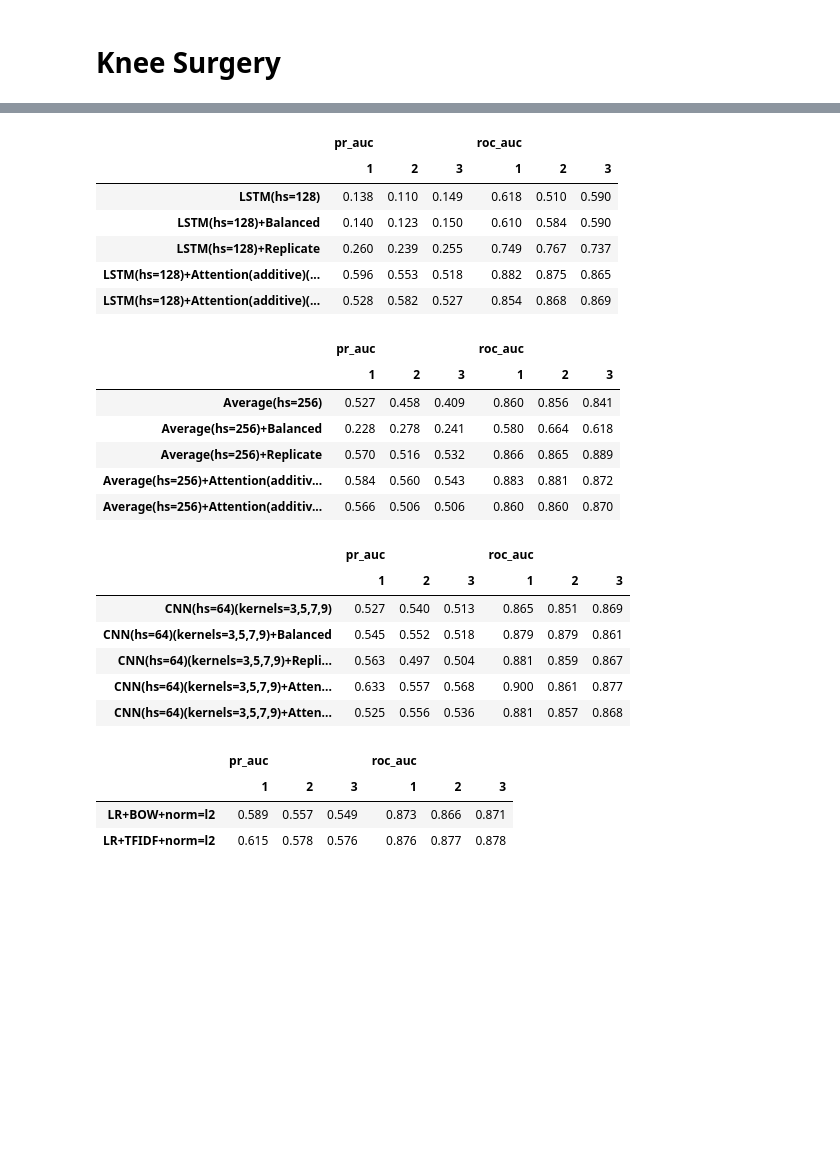
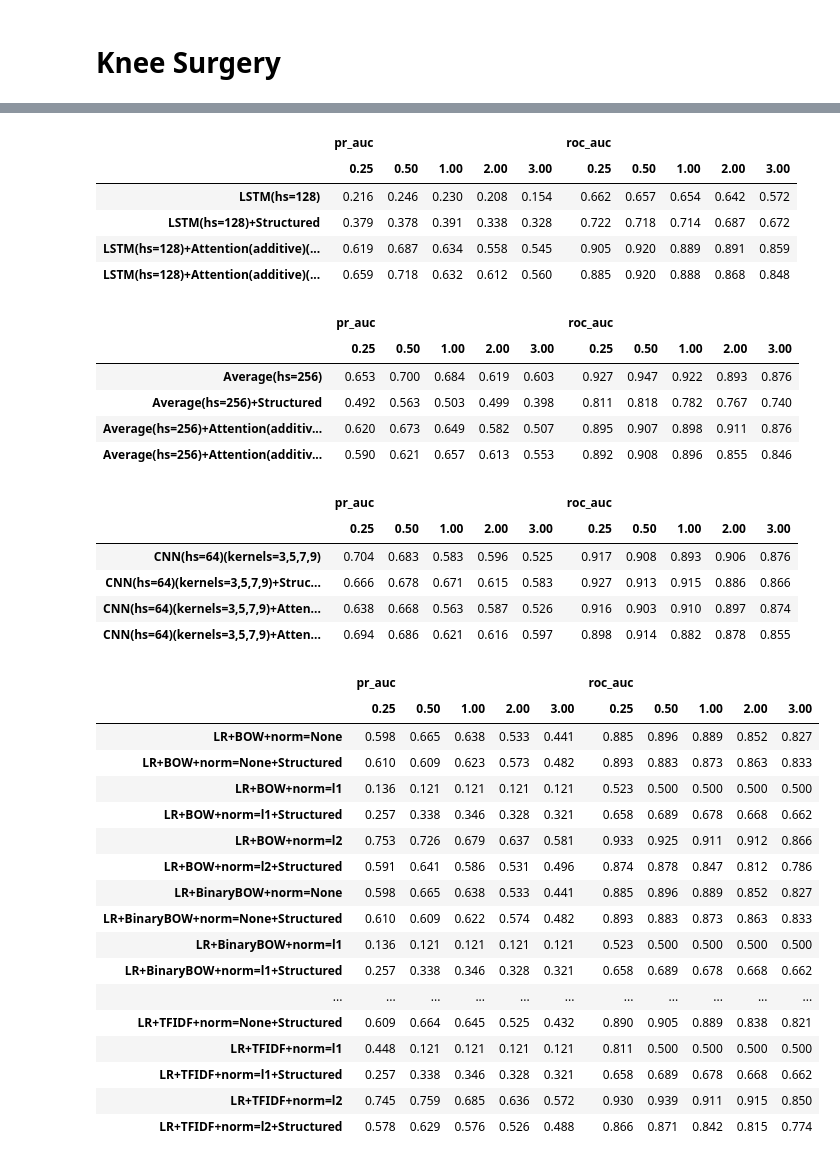
Before and after one commit to successar/PatientVec, a Jupyter notebook: Surgery Results.ipynb, the cells around one changed output, grey strips where cells are left out. Drawn from its saved outputs; the diff is of its cells as text; code cells hidden in the pictures; blank space fills up the shorter version.

Commit message:
Changes for SUrgery

```diff
--- a/Surgery Results.ipynb
+++ b/Surgery Results.ipynb
@@ -9,7 +6,4 @@ import numpy as np
 from common import *
 # %%
 keys = ['roc_auc', 'pr_auc']
-# %%
-def filter_results(pattern) :
-    return yr_df.filter(regex=pattern, axis=0)
 # %%
@@ -145,0 +111,2 @@ display(HTML(yr_df.to_html()))
+# %%
+knee_yr_df = get_yr_df_for_surgery('KneeSurgery')
@@ -146,37 +132,48 @@ display(HTML(yr_df.to_html()))
 # %%
-filter_results(r'LSTM+')
+filter_results(knee_yr_df, r'LSTM+')
 # %% [output]
-|  | pr_auc |  |  | roc_auc |  |  |
-|  | 1 | 2 | 3 | 1 | 2 | 3 |
-| LSTM(hs=128) | 0.138 | 0.110 | 0.149 | 0.618 | 0.510 | 0.590 |
-| LSTM(hs=128)+Balanced | 0.140 | 0.123 | 0.150 | 0.610 | 0.584 | 0.590 |
-| LSTM(hs=128)+Replicate | 0.260 | 0.239 | 0.255 | 0.749 | 0.767 | 0.737 |
-| LSTM(hs=128)+Attention(additive)(... | 0.596 | 0.553 | 0.518 | 0.882 | 0.875 | 0.865 |
-| LSTM(hs=128)+Attention(additive)(... | 0.528 | 0.582 | 0.527 | 0.854 | 0.868 | 0.869 |
+|  | pr_auc |  |  |  |  | roc_auc |  |  |  |  |
+|  | 0.25 | 0.50 | 1.00 | 2.00 | 3.00 | 0.25 | 0.50 | 1.00 | 2.00 | 3.00 |
+| LSTM(hs=128) | 0.216 | 0.246 | 0.230 | 0.208 | 0.154 | 0.662 | 0.657 | 0.654 | 0.642 | 0.572 |
+| LSTM(hs=128)+Structured | 0.379 | 0.378 | 0.391 | 0.338 | 0.328 | 0.722 | 0.718 | 0.714 | 0.687 | 0.672 |
+| LSTM(hs=128)+Attention(additive)(... | 0.619 | 0.687 | 0.634 | 0.558 | 0.545 | 0.905 | 0.920 | 0.889 | 0.891 | 0.859 |
+| LSTM(hs=128)+Attention(additive)(... | 0.659 | 0.718 | 0.632 | 0.612 | 0.560 | 0.885 | 0.920 | 0.888 | 0.868 | 0.848 |
 # %%
-filter_results(r'Average+')
+filter_results(knee_yr_df, r'Average+')
 # %% [output]
-|  | pr_auc |  |  | roc_auc |  |  |
-|  | 1 | 2 | 3 | 1 | 2 | 3 |
-| Average(hs=256) | 0.527 | 0.458 | 0.409 | 0.860 | 0.856 | 0.841 |
-| Average(hs=256)+Balanced | 0.228 | 0.278 | 0.241 | 0.580 | 0.664 | 0.618 |
-| Average(hs=256)+Replicate | 0.570 | 0.516 | 0.532 | 0.866 | 0.865 | 0.889 |
-| Average(hs=256)+Attention(additiv... | 0.584 | 0.560 | 0.543 | 0.883 | 0.881 | 0.872 |
-| Average(hs=256)+Attention(additiv... | 0.566 | 0.506 | 0.506 | 0.860 | 0.860 | 0.870 |
+|  | pr_auc |  |  |  |  | roc_auc |  |  |  |  |
+|  | 0.25 | 0.50 | 1.00 | 2.00 | 3.00 | 0.25 | 0.50 | 1.00 | 2.00 | 3.00 |
+| Average(hs=256) | 0.653 | 0.700 | 0.684 | 0.619 | 0.603 | 0.927 | 0.947 | 0.922 | 0.893 | 0.876 |
+| Average(hs=256)+Structured | 0.492 | 0.563 | 0.503 | 0.499 | 0.398 | 0.811 | 0.818 | 0.782 | 0.767 | 0.740 |
+| Average(hs=256)+Attention(additiv... | 0.620 | 0.673 | 0.649 | 0.582 | 0.507 | 0.895 | 0.907 | 0.898 | 0.911 | 0.876 |
+| Average(hs=256)+Attention(additiv... | 0.590 | 0.621 | 0.657 | 0.613 | 0.553 | 0.892 | 0.908 | 0.896 | 0.855 | 0.846 |
 # %%
-filter_results(r'CNN+')
+filter_results(knee_yr_df, r'CNN+')
 # %% [output]
-|  | pr_auc |  |  | roc_auc |  |  |
-|  | 1 | 2 | 3 | 1 | 2 | 3 |
-| CNN(hs=64)(kernels=3,5,7,9) | 0.527 | 0.540 | 0.513 | 0.865 | 0.851 | 0.869 |
-| CNN(hs=64)(kernels=3,5,7,9)+Balanced | 0.545 | 0.552 | 0.518 | 0.879 | 0.879 | 0.861 |
-| CNN(hs=64)(kernels=3,5,7,9)+Repli... | 0.563 | 0.497 | 0.504 | 0.881 | 0.859 | 0.867 |
-| CNN(hs=64)(kernels=3,5,7,9)+Atten... | 0.633 | 0.557 | 0.568 | 0.900 | 0.861 | 0.877 |
-| CNN(hs=64)(kernels=3,5,7,9)+Atten... | 0.525 | 0.556 | 0.536 | 0.881 | 0.857 | 0.868 |
+|  | pr_auc |  |  |  |  | roc_auc |  |  |  |  |
+|  | 0.25 | 0.50 | 1.00 | 2.00 | 3.00 | 0.25 | 0.50 | 1.00 | 2.00 | 3.00 |
+| CNN(hs=64)(kernels=3,5,7,9) | 0.704 | 0.683 | 0.583 | 0.596 | 0.525 | 0.917 | 0.908 | 0.893 | 0.906 | 0.876 |
+| CNN(hs=64)(kernels=3,5,7,9)+Struc... | 0.666 | 0.678 | 0.671 | 0.615 | 0.583 | 0.927 | 0.913 | 0.915 | 0.886 | 0.866 |
+| CNN(hs=64)(kernels=3,5,7,9)+Atten... | 0.638 | 0.668 | 0.563 | 0.587 | 0.526 | 0.916 | 0.903 | 0.910 | 0.897 | 0.874 |
+| CNN(hs=64)(kernels=3,5,7,9)+Atten... | 0.694 | 0.686 | 0.621 | 0.616 | 0.597 | 0.898 | 0.914 | 0.882 | 0.878 | 0.855 |
 # %%
-filter_results(r'LR+')
+filter_results(knee_yr_df, r'LR+')
 # %% [output]
-|  | pr_auc |  |  | roc_auc |  |  |
-|  | 1 | 2 | 3 | 1 | 2 | 3 |
-| LR+BOW+norm=l2 | 0.589 | 0.557 | 0.549 | 0.873 | 0.866 | 0.871 |
-| LR+TFIDF+norm=l2 | 0.615 | 0.578 | 0.576 | 0.876 | 0.877 | 0.878 |
+|  | pr_auc |  |  |  |  | roc_auc |  |  |  |  |
+|  | 0.25 | 0.50 | 1.00 | 2.00 | 3.00 | 0.25 | 0.50 | 1.00 | 2.00 | 3.00 |
+| LR+BOW+norm=None | 0.598 | 0.665 | 0.638 | 0.533 | 0.441 | 0.885 | 0.896 | 0.889 | 0.852 | 0.827 |
+| LR+BOW+norm=None+Structured | 0.610 | 0.609 | 0.623 | 0.573 | 0.482 | 0.893 | 0.883 | 0.873 | 0.863 | 0.833 |
+| LR+BOW+norm=l1 | 0.136 | 0.121 | 0.121 | 0.121 | 0.121 | 0.523 | 0.500 | 0.500 | 0.500 | 0.500 |
+| LR+BOW+norm=l1+Structured | 0.257 | 0.338 | 0.346 | 0.328 | 0.321 | 0.658 | 0.689 | 0.678 | 0.668 | 0.662 |
+| LR+BOW+norm=l2 | 0.753 | 0.726 | 0.679 | 0.637 | 0.581 | 0.933 | 0.925 | 0.911 | 0.912 | 0.866 |
+| LR+BOW+norm=l2+Structured | 0.591 | 0.641 | 0.586 | 0.531 | 0.496 | 0.874 | 0.878 | 0.847 | 0.812 | 0.786 |
+| LR+BinaryBOW+norm=None | 0.598 | 0.665 | 0.638 | 0.533 | 0.441 | 0.885 | 0.896 | 0.889 | 0.852 | 0.827 |
+| LR+BinaryBOW+norm=None+Structured | 0.610 | 0.609 | 0.622 | 0.574 | 0.482 | 0.893 | 0.883 | 0.873 | 0.863 | 0.833 |
+| LR+BinaryBOW+norm=l1 | 0.136 | 0.121 | 0.121 | 0.121 | 0.121 | 0.523 | 0.500 | 0.500 | 0.500 | 0.500 |
+| LR+BinaryBOW+norm=l1+Structured | 0.257 | 0.338 | 0.346 | 0.328 | 0.321 | 0.658 | 0.689 | 0.678 | 0.668 | 0.662 |
+| ... | ... | ... | ... | ... | ... | ... | ... | ... | ... | ... |
+| LR+TFIDF+norm=None+Structured | 0.609 | 0.664 | 0.645 | 0.525 | 0.432 | 0.890 | 0.905 | 0.889 | 0.838 | 0.821 |
+| LR+TFIDF+norm=l1 | 0.448 | 0.121 | 0.121 | 0.121 | 0.121 | 0.811 | 0.500 | 0.500 | 0.500 | 0.500 |
+| LR+TFIDF+norm=l1+Structured | 0.257 | 0.338 | 0.346 | 0.328 | 0.321 | 0.658 | 0.689 | 0.678 | 0.668 | 0.662 |
+| LR+TFIDF+norm=l2 | 0.745 | 0.759 | 0.685 | 0.636 | 0.572 | 0.930 | 0.939 | 0.911 | 0.915 | 0.850 |
+| LR+TFIDF+norm=l2+Structured | 0.578 | 0.629 | 0.576 | 0.526 | 0.488 | 0.866 | 0.871 | 0.842 | 0.815 | 0.774 |
```
Also changed, not shown: parts of 10 cells of this notebook, 16 other files.
